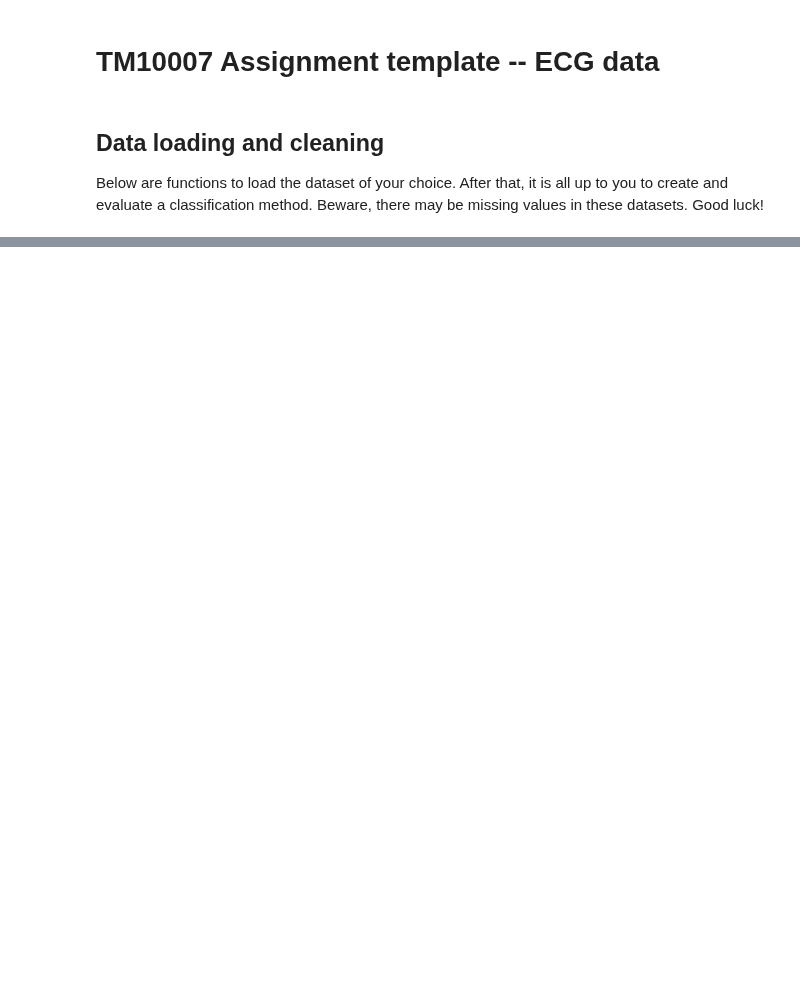
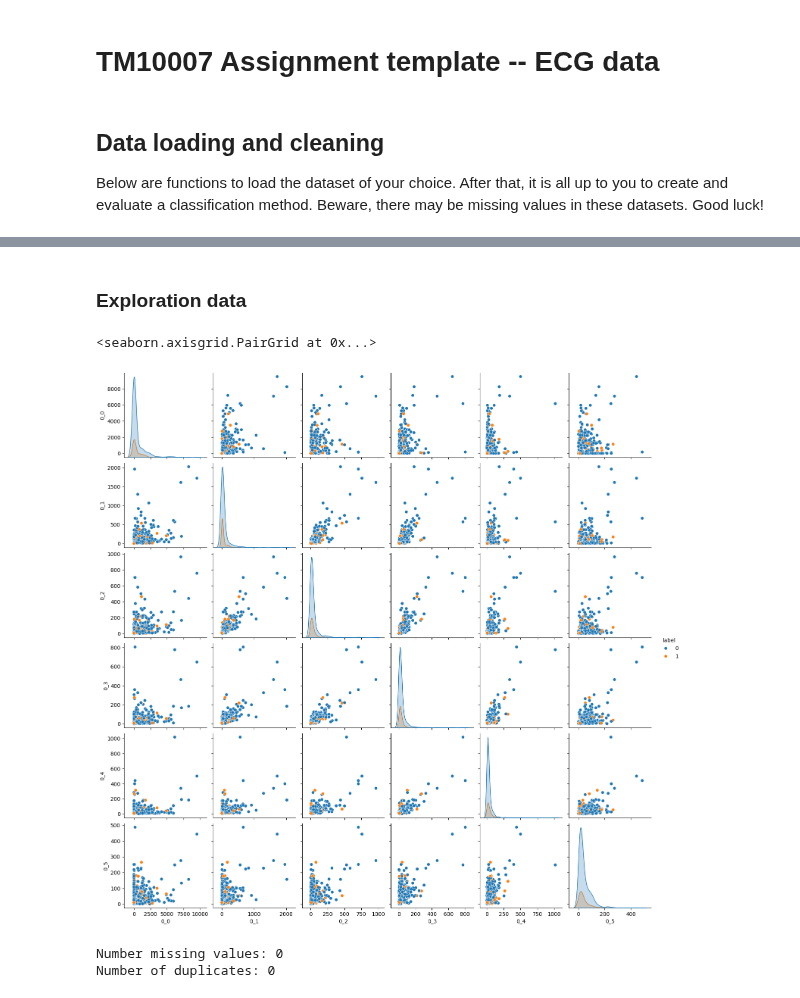
Before and after one commit to bramvandeurzen934/Group16_ECG, a Jupyter notebook: assignment_ecg.ipynb, the cells around one changed output, grey strips where cells are left out. Cells and saved outputs as stored; diff of their text form; code cells hidden in the pictures; blank space fills up the shorter version.

```diff
--- a/assignment_ecg.ipynb
+++ b/assignment_ecg.ipynb
@@ -33,0 +34,20 @@ The number of columns: 9001
+# %% [markdown]
+### Exploration data
+# %%
+import seaborn as sns
+
+subset_features = ['0_0','0_1','0_2','0_3','0_4','0_5']
+data_subset = data[subset_features + ['label']]
+
+sns.pairplot(data_subset, hue = 'label',diag_kind = 'kde')
+# %% [output]
+<seaborn.axisgrid.PairGrid at 0x...>
+[figure, added]
+# %%
+# number of missing values
+print('Number missing values:',data.isna().sum().sum())
+# number of duplicates
+print('Number of duplicates:', data.duplicated().sum())
+# %% [output]
+Number missing values: 0
+Number of duplicates: 0
```
Also changed, not shown: parts of 4 cells of this notebook.
